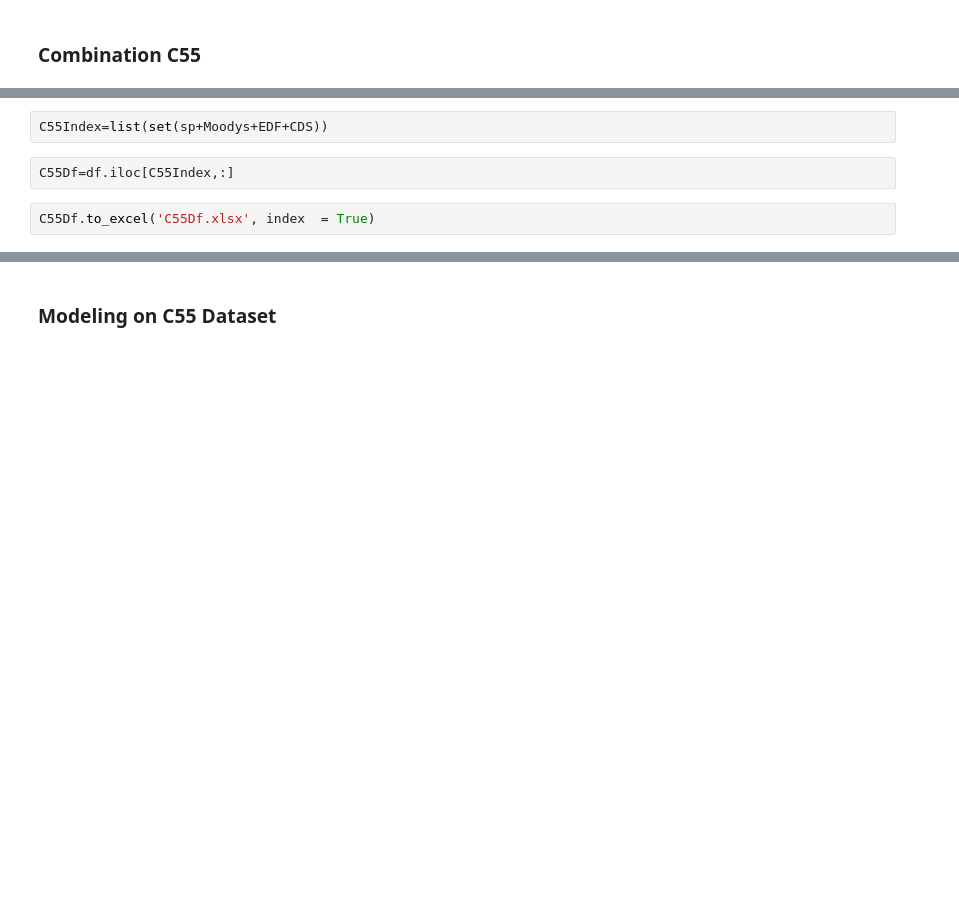
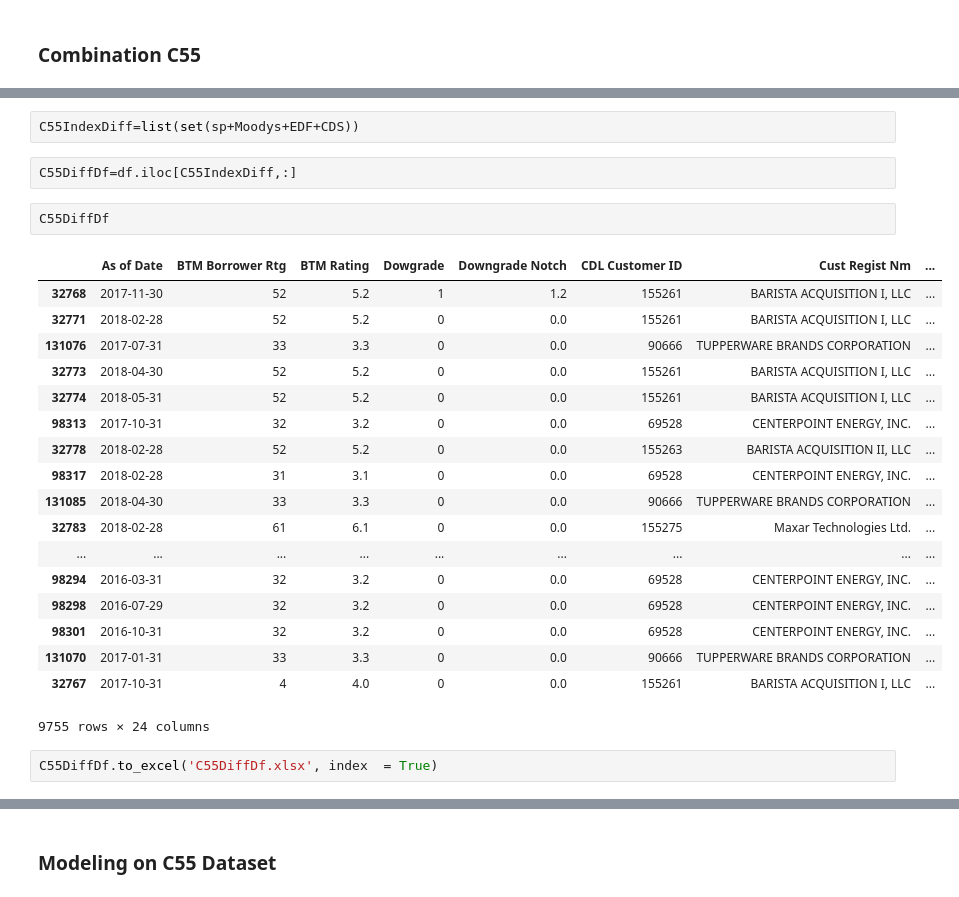
Before and after one commit to ShilinZhuu/hello-world, a Jupyter notebook: Merge all datasets.ipynb, the cells around one changed output, grey strips where cells are left out. Saved outputs shown, nothing was run; the diff lists cells and outputs as text; blank space fills up the shorter version.

```diff
--- a/Merge all datasets.ipynb
+++ b/Merge all datasets.ipynb
@@ -49,7 +55,28 @@ len(set(sp+Moodys+EDF+CDS))
 # %%
-C55Index=list(set(sp+Moodys+EDF+CDS))
+C55IndexDiff=list(set(sp+Moodys+EDF+CDS))
 # %%
-C55Df=df.iloc[C55Index,:]
+C55DiffDf=df.iloc[C55IndexDiff,:]
+# %%
+C55DiffDf
+# %% [output]
+|  | As of Date | BTM Borrower Rtg | BTM Rating | Dowgrade | Downgrade Notch | CDL Customer ID | Cust Regist Nm | ... |
+| 32768 | 2017-11-30 | 52 | 5.2 | 1 | 1.2 | 155261 | BARISTA ACQUISITION I, LLC | ... |
+| 32771 | 2018-02-28 | 52 | 5.2 | 0 | 0.0 | 155261 | BARISTA ACQUISITION I, LLC | ... |
+| 131076 | 2017-07-31 | 33 | 3.3 | 0 | 0.0 | 90666 | TUPPERWARE BRANDS CORPORATION | ... |
+| 32773 | 2018-04-30 | 52 | 5.2 | 0 | 0.0 | 155261 | BARISTA ACQUISITION I, LLC | ... |
+| 32774 | 2018-05-31 | 52 | 5.2 | 0 | 0.0 | 155261 | BARISTA ACQUISITION I, LLC | ... |
+| 98313 | 2017-10-31 | 32 | 3.2 | 0 | 0.0 | 69528 | CENTERPOINT ENERGY, INC. | ... |
+| 32778 | 2018-02-28 | 52 | 5.2 | 0 | 0.0 | 155263 | BARISTA ACQUISITION II, LLC | ... |
+| 98317 | 2018-02-28 | 31 | 3.1 | 0 | 0.0 | 69528 | CENTERPOINT ENERGY, INC. | ... |
+| 131085 | 2018-04-30 | 33 | 3.3 | 0 | 0.0 | 90666 | TUPPERWARE BRANDS CORPORATION | ... |
+| 32783 | 2018-02-28 | 61 | 6.1 | 0 | 0.0 | 155275 | Maxar Technologies Ltd. | ... |
+| ... | ... | ... | ... | ... | ... | ... | ... | ... |
+| 98294 | 2016-03-31 | 32 | 3.2 | 0 | 0.0 | 69528 | CENTERPOINT ENERGY, INC. | ... |
+| 98298 | 2016-07-29 | 32 | 3.2 | 0 | 0.0 | 69528 | CENTERPOINT ENERGY, INC. | ... |
+| 98301 | 2016-10-31 | 32 | 3.2 | 0 | 0.0 | 69528 | CENTERPOINT ENERGY, INC. | ... |
+| 131070 | 2017-01-31 | 33 | 3.3 | 0 | 0.0 | 90666 | TUPPERWARE BRANDS CORPORATION | ... |
+| 32767 | 2017-10-31 | 4 | 4.0 | 0 | 0.0 | 155261 | BARISTA ACQUISITION I, LLC | ... |
+9755 rows × 24 columns
 # %%
-C55Df.to_excel('C55Df.xlsx', index  = True)
+C55DiffDf.to_excel('C55DiffDf.xlsx', index  = True)
 # %%
```
Also changed, not shown: parts of 16 cells of this notebook, 4 other files.
